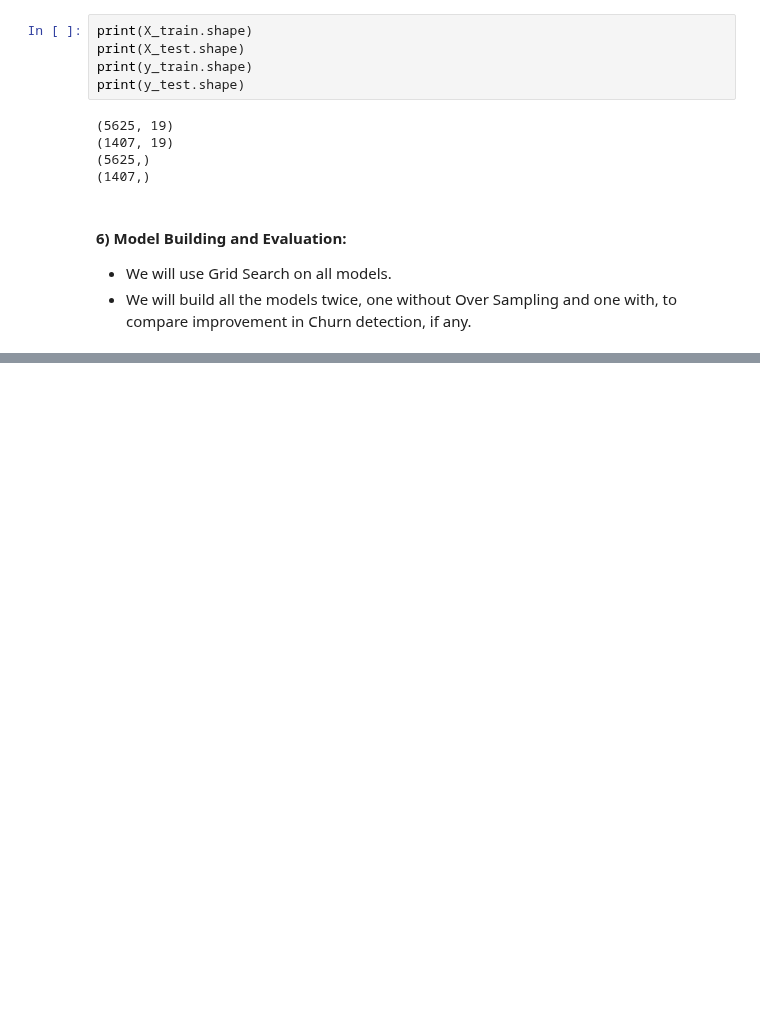
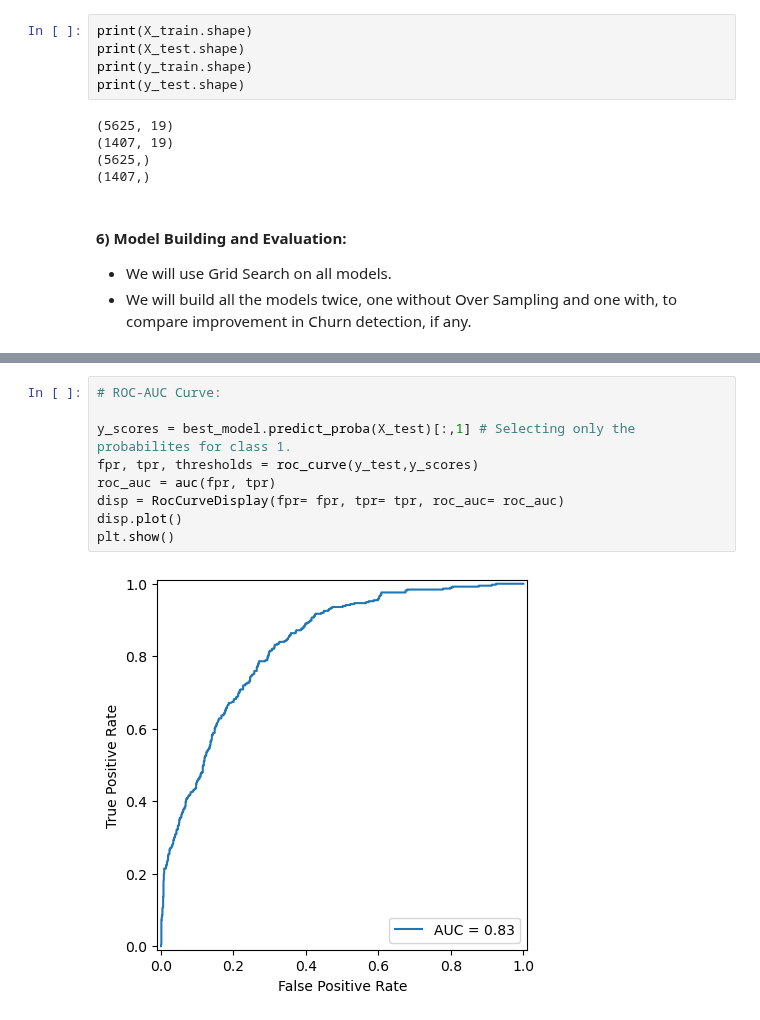
Before and after one commit to Shailya777/Learning-Logs, a Jupyter notebook: Machine_Learning/08_Bagging_and_Boosting/06_Practice_Project3(Telecom Customer Churn).ipynb, the cells around one changed output, grey strips where cells are left out. Saved outputs shown, nothing was run; the diff lists cells and outputs as text; blank space fills up the shorter version.

```diff
--- a/Machine_Learning/08_Bagging_and_Boosting/06_Practice_Project3(Telecom Customer Churn).ipynb
+++ b/Machine_Learning/08_Bagging_and_Boosting/06_Practice_Project3(Telecom Customer Churn).ipynb
@@ -1146,0 +1218,11 @@ result_df
+# %%
+# ROC-AUC Curve:
+
+y_scores = best_model.predict_proba(X_test)[:,1] # Selecting only the probabilites for class 1.
+fpr, tpr, thresholds = roc_curve(y_test,y_scores)
+roc_auc = auc(fpr, tpr)
+disp = RocCurveDisplay(fpr= fpr, tpr= tpr, roc_auc= roc_auc)
+disp.plot()
+plt.show()
+# %% [output]
+[figure, added]
```
Also changed, not shown: parts of 8 cells of this notebook.
